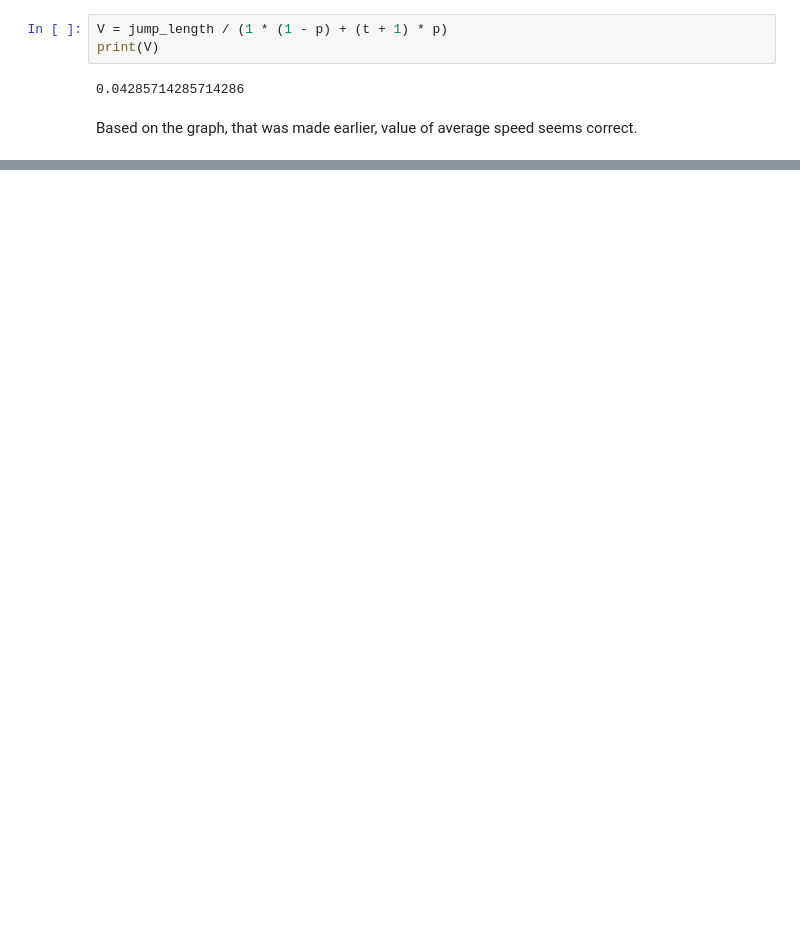
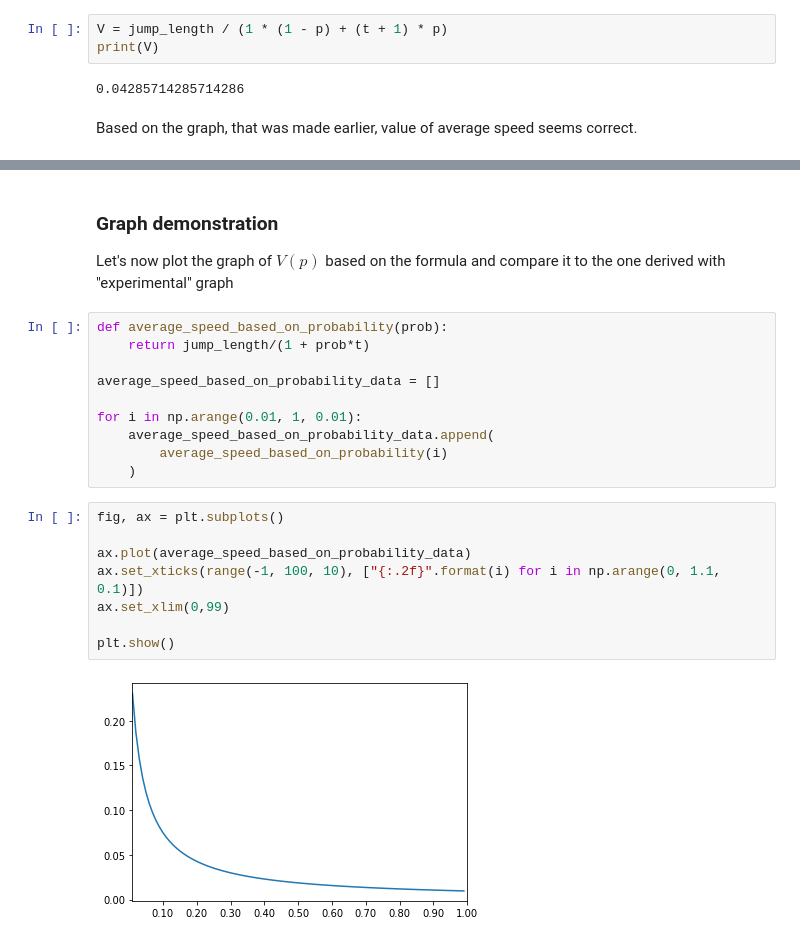
Before and after one commit to Sne4kers/ceto2022, a Jupyter notebook: ceto.ipynb, the cells around one changed output, grey strips where cells are left out. Cells and saved outputs as stored; diff of their text form; blank space fills up the shorter version.

```diff
--- a/ceto.ipynb
+++ b/ceto.ipynb
@@ -130,0 +153,23 @@ Based on the graph, that was made earlier, value of average speed seems correct.
+# %% [markdown]
+### Graph demonstration
+Let's now plot the graph of $V(p)$ based on the formula and compare it to the one derived with "experimental" graph
+# %%
+def average_speed_based_on_probability(prob):
+    return jump_length/(1 + prob*t)
+
+average_speed_based_on_probability_data = []
+
+for i in np.arange(0.01, 1, 0.01):
+    average_speed_based_on_probability_data.append(
+        average_speed_based_on_probability(i)
+    )
+# %%
+fig, ax = plt.subplots()
+
+ax.plot(average_speed_based_on_probability_data)
+ax.set_xticks(range(-1, 100, 10), ["{:.2f}".format(i) for i in np.arange(0, 1.1, 0.1)])
+ax.set_xlim(0,99)
+
+plt.show()
+# %% [output]
+[figure, added]
```
Also changed, not shown: parts of 9 cells of this notebook.
